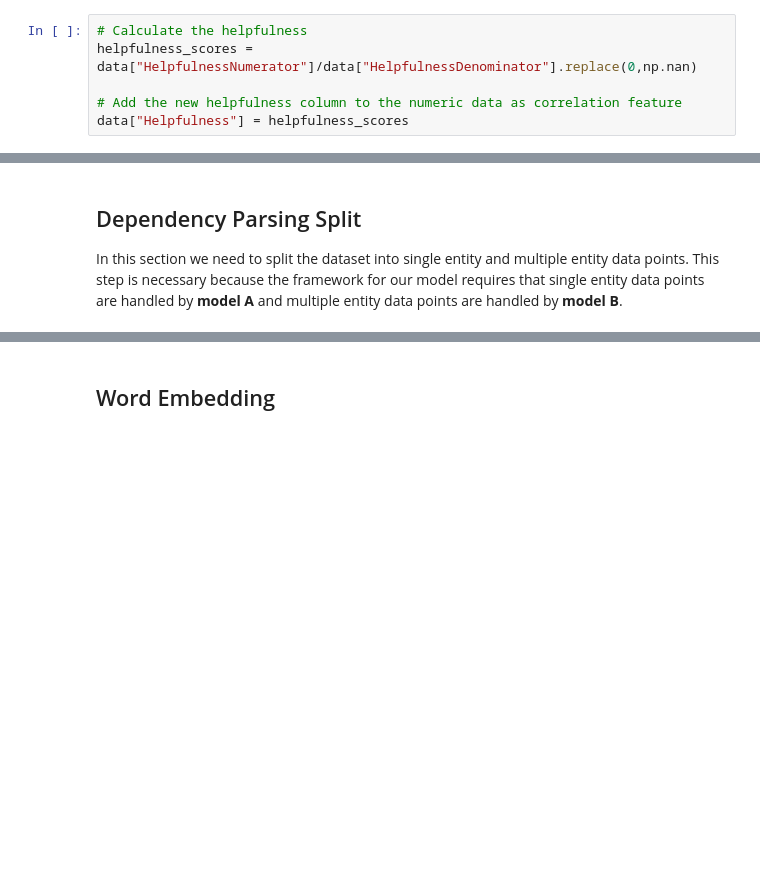
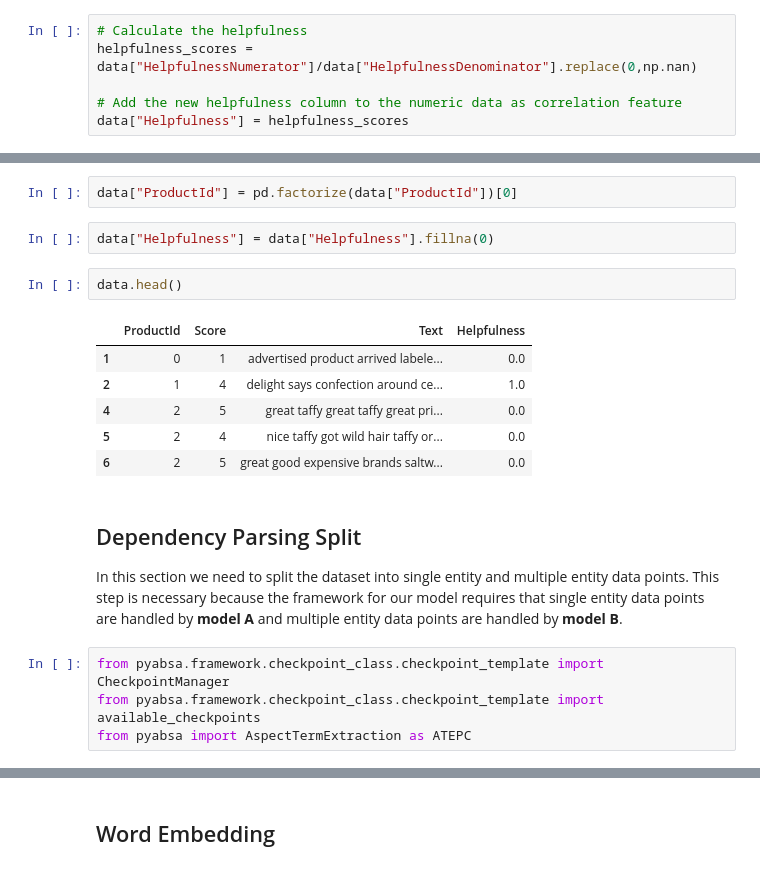
Before and after one commit to Cyrus-Kwan/Amazon-Sentiment-Analysis, a Jupyter notebook: src/cleaning/cleaning.ipynb, the cells around one changed output, grey strips where cells are left out. Drawn from its saved outputs; the diff is of its cells as text; blank space fills up the shorter version.

```diff
--- a/src/cleaning/cleaning.ipynb
+++ b/src/cleaning/cleaning.ipynb
@@ -201,4 +249,21 @@ data.drop(columns=[
+# %%
+data["ProductId"] = pd.factorize(data["ProductId"])[0]
+# %%
+data["Helpfulness"] = data["Helpfulness"].fillna(0)
+# %%
+data.head()
+# %% [output]
+|  | ProductId | Score | Text | Helpfulness |
+| 1 | 0 | 1 | advertised product arrived labele... | 0.0 |
+| 2 | 1 | 4 | delight says confection around ce... | 1.0 |
+| 4 | 2 | 5 | great taffy great taffy great pri... | 0.0 |
+| 5 | 2 | 4 | nice taffy got wild hair taffy or... | 0.0 |
+| 6 | 2 | 5 | great good expensive brands saltw... | 0.0 |
 # %% [markdown]
 ## Dependency Parsing Split
 In this section we need to split the dataset into single entity and multiple entity data points. This step is necessary because the framework for our model requires that single entity data points are handled by **model A** and multiple entity data points are handled by **model B**.
+# %%
+from pyabsa.framework.checkpoint_class.checkpoint_template import CheckpointManager
+from pyabsa.framework.checkpoint_class.checkpoint_template import available_checkpoints
+from pyabsa import AspectTermExtraction as ATEPC
 # %%
```
Also changed, not shown: parts of 26 cells of this notebook, 2 other files.
